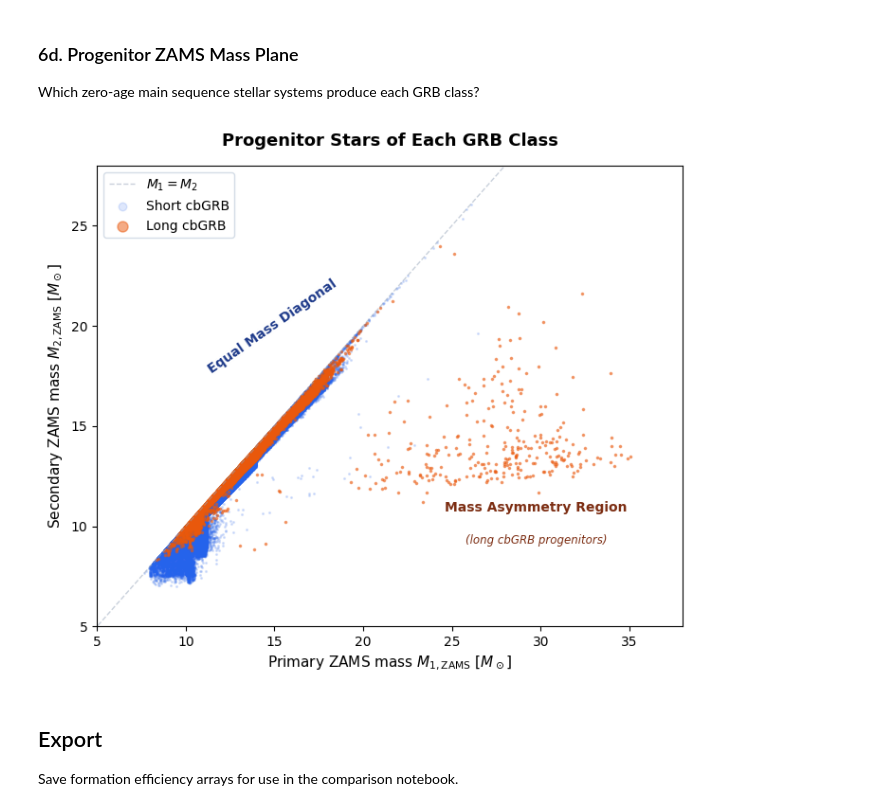
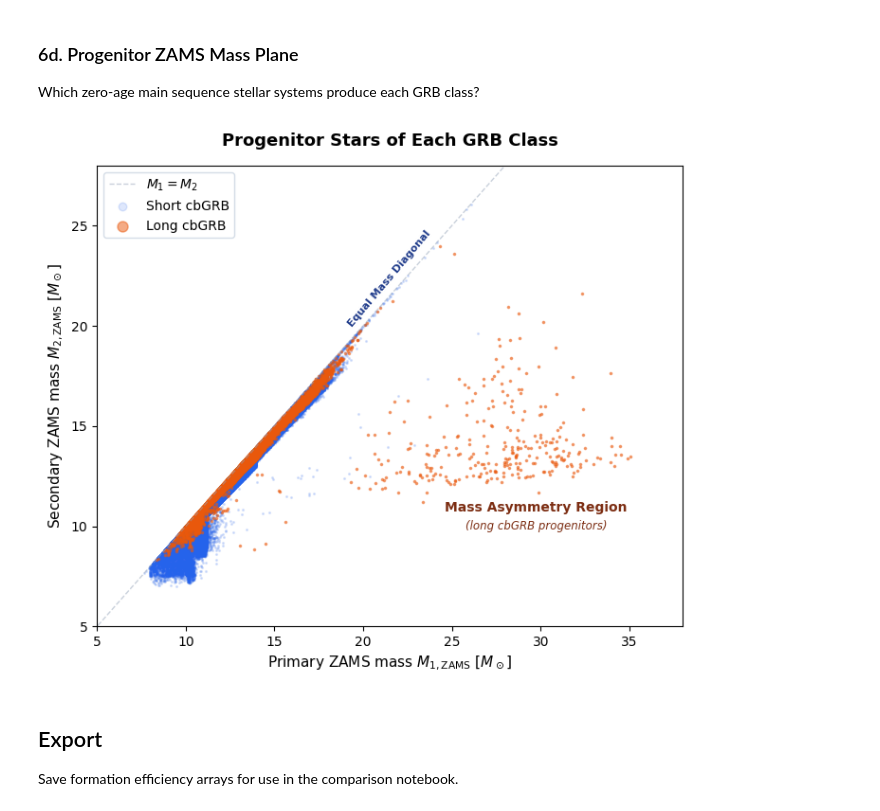
Before and after one commit to jorodgrz/GRBproject, a Jupyter notebook: GRB_BNS.ipynb, the cells around one changed output. Cells and saved outputs as stored; diff of their text form; code cells hidden in the pictures.

Commit message:
progenitor grb plot ZAMS fix

```diff
--- a/GRB_BNS.ipynb
+++ b/GRB_BNS.ipynb
@@ -473,36 +473,36 @@ Which zero-age main sequence stellar systems produce each GRB class?
 # %%
 m1zams_merging = m1zams[mask_merging]
 m2zams_merging = m2zams[mask_merging]
 
 fig, ax = plt.subplots(figsize=(7, 6))
 
 ax.plot([0, 80], [0, 80], color='#94A3B8', ls='--', lw=1, alpha=0.5,
         label='$M_1 = M_2$')
 ax.scatter(m1zams_merging[short_cbGRB], m2zams_merging[short_cbGRB],
            s=1.5, alpha=0.15, color='#2563EB', label='Short cbGRB', rasterized=True)
 ax.scatter(m1zams_merging[long_cbGRB],  m2zams_merging[long_cbGRB],
            s=2.5, alpha=0.5,  color='#EA580C', label='Long cbGRB',  rasterized=True)
 
 ax.set_xlim(5, 38)
 ax.set_ylim(5, 28)
 
-ax.text(0.30, 0.55, 'Equal Mass Diagonal', fontsize=10, transform=ax.transAxes,
-        color='#1E3A8A', fontweight='bold', rotation=35, ha='center')
+ax.text(0.50, 0.65, 'Equal Mass Diagonal', fontsize=8, transform=ax.transAxes,
+        color='#1E3A8A', fontweight='bold', rotation=50, ha='center')
 ax.text(0.75, 0.25, 'Mass Asymmetry Region', fontsize=10, transform=ax.transAxes,
         color='#7C2D12', fontweight='bold', ha='center')
-ax.text(0.75, 0.18, '(long cbGRB progenitors)', fontsize=8.5, transform=ax.transAxes,
+ax.text(0.75, 0.21, '(long cbGRB progenitors)', fontsize=8.5, transform=ax.transAxes,
         color='#7C2D12', ha='center', style='italic')
 
 ax.legend(markerscale=5, loc='upper left', frameon=True, edgecolor='#CBD5E1')
 ax.set_xlabel(r'Primary ZAMS mass $M_{1,\rm ZAMS}$ [$M_\odot$]', fontsize=11)
 ax.set_ylabel(r'Secondary ZAMS mass $M_{2,\rm ZAMS}$ [$M_\odot$]', fontsize=11)
 ax.set_title('Progenitor Stars of Each GRB Class', fontsize=13, fontweight='bold', pad=15)
 plt.tight_layout()
 plt.savefig('/Users/josephrodriguez/research visualization/plots/bns_progenitor_zams_plane.png',
             dpi=150, bbox_inches='tight')
 plt.show()
 # %% [output]
-[figure, old version]
+[figure, new version]
 # %% [markdown]
 ## Export
 
```
Also changed, not shown: 1 other file.
